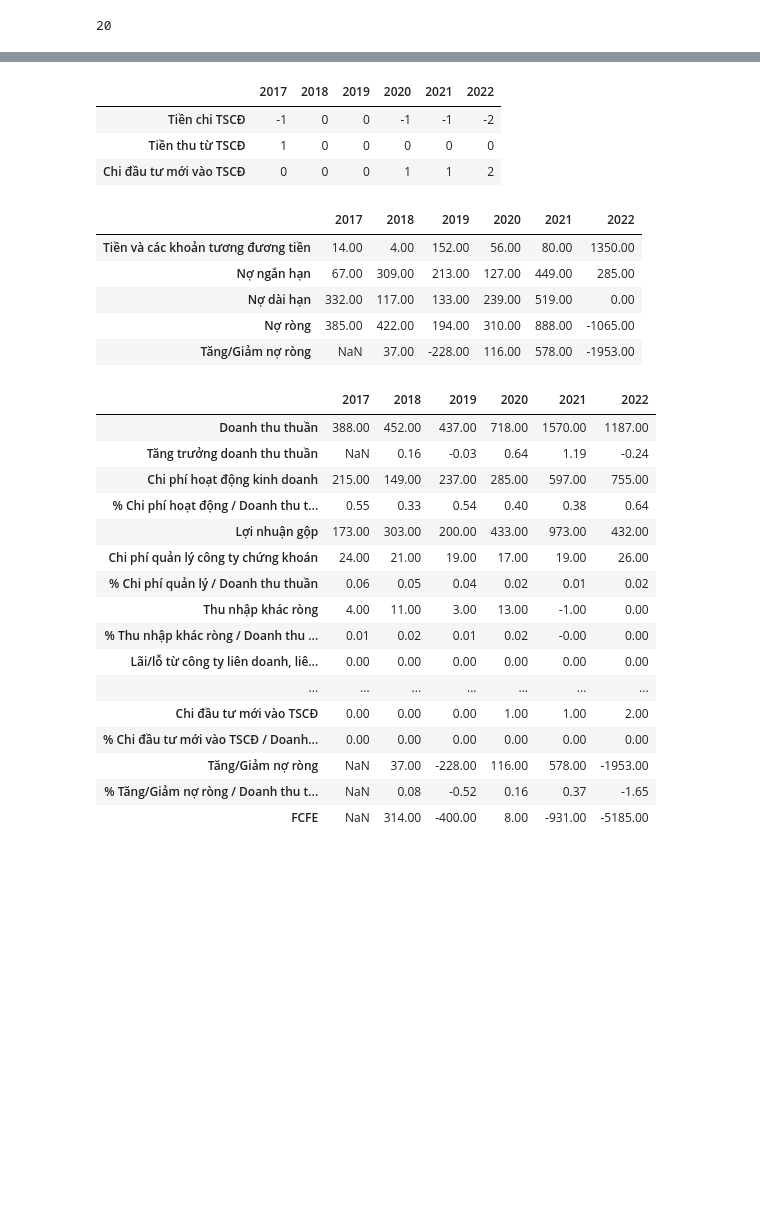
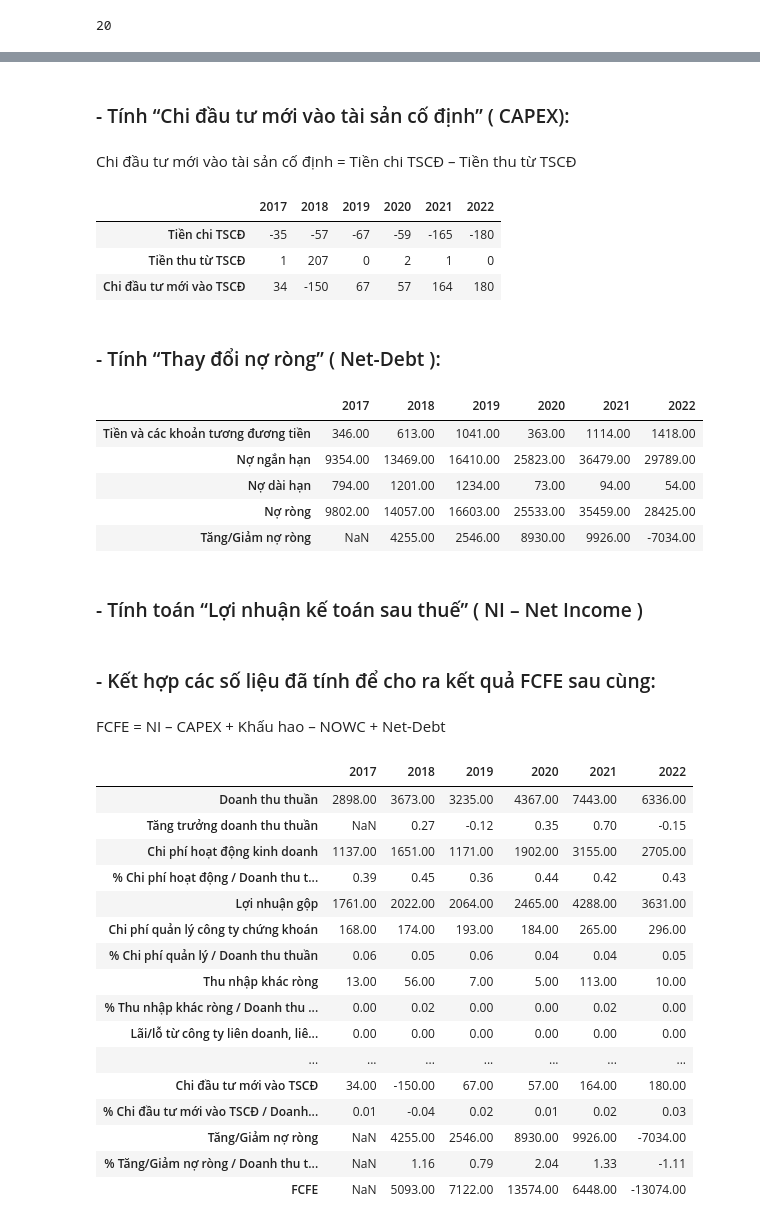
Before and after one commit to Nguyen-Tan-Quang/Portfolio_Project, a Jupyter notebook: 2. Stock Analysis/ANALYZING STOCK OF SECURITIES BROKERAGE FIRMS IN VIETNAM/1. Valuation.ipynb, the cells around one changed output, grey strips where cells are left out. Drawn from its saved outputs; the diff is of its cells as text; code cells hidden in the pictures; blank space fills up the shorter version.

```diff
--- a/2. Stock Analysis/ANALYZING STOCK OF SECURITIES BROKERAGE FIRMS IN VIETNAM/1. Valuation.ipynb
+++ b/2. Stock Analysis/ANALYZING STOCK OF SECURITIES BROKERAGE FIRMS IN VIETNAM/1. Valuation.ipynb
@@ -708,3 +785,7 @@ VIX_NOWC
+# %% [markdown]
+### - Tính “Chi đầu tư mới vào tài sản cố định” ( CAPEX):
+# %% [markdown]
+Chi đầu tư mới vào tài sản cố định  = Tiền chi TSCĐ – Tiền thu từ TSCĐ
 # %%
 def CAPEX_df(stock_LCTT):
     stock_CAPEX = pd.DataFrame(columns=stock_LCTT.columns)
@@ -721,12 +802,14 @@ for stock_code in Mã_CP:
     # Áp dụng hàm NOWC_df và lưu kết quả vào một biến toàn cục với tên tương ứng
     globals()[f'{stock_code}_CAPEX'] = CAPEX_df(stock_LCTT)
 # %%
-VIX_CAPEX
+SSI_CAPEX
 # %% [output]
 |  | 2017 | 2018 | 2019 | 2020 | 2021 | 2022 |
-| Tiền chi TSCĐ | -1 | 0 | 0 | -1 | -1 | -2 |
-| Tiền thu từ TSCĐ | 1 | 0 | 0 | 0 | 0 | 0 |
-| Chi đầu tư mới vào TSCĐ | 0 | 0 | 0 | 1 | 1 | 2 |
+| Tiền chi TSCĐ | -35 | -57 | -67 | -59 | -165 | -180 |
+| Tiền thu từ TSCĐ | 1 | 207 | 0 | 2 | 1 | 0 |
+| Chi đầu tư mới vào TSCĐ | 34 | -150 | 67 | 57 | 164 | 180 |
+# %% [markdown]
+### -	Tính “Thay đổi nợ ròng” ( Net-Debt ):
 # %%
 def NetDebt_df(stock_CDKT):
     stock_NetDebt = pd.DataFrame(columns=stock_CDKT.columns)
@@ -776,14 +859,20 @@ for stock_code in Mã_CP:
     # Áp dụng hàm NOWC_df và lưu kết quả vào một biến toàn cục với tên tương ứng
     globals()[f'{stock_code}_NetDebt'] = NetDebt_df(stock_CDKT)
 # %%
-VIX_NetDebt
+SSI_NetDebt
 # %% [output]
 |  | 2017 | 2018 | 2019 | 2020 | 2021 | 2022 |
-| Tiền và các khoản tương đương tiền | 14.00 | 4.00 | 152.00 | 56.00 | 80.00 | 1350.00 |
-| Nợ ngắn hạn | 67.00 | 309.00 | 213.00 | 127.00 | 449.00 | 285.00 |
-| Nợ dài hạn | 332.00 | 117.00 | 133.00 | 239.00 | 519.00 | 0.00 |
-| Nợ ròng | 385.00 | 422.00 | 194.00 | 310.00 | 888.00 | -1065.00 |
-| Tăng/Giảm nợ ròng | NaN | 37.00 | -228.00 | 116.00 | 578.00 | -1953.00 |
+| Tiền và các khoản tương đương tiền | 346.00 | 613.00 | 1041.00 | 363.00 | 1114.00 | 1418.00 |
+| Nợ ngắn hạn | 9354.00 | 13469.00 | 16410.00 | 25823.00 | 36479.00 | 29789.00 |
+| Nợ dài hạn | 794.00 | 1201.00 | 1234.00 | 73.00 | 94.00 | 54.00 |
+| Nợ ròng | 9802.00 | 14057.00 | 16603.00 | 25533.00 | 35459.00 | 28425.00 |
+| Tăng/Giảm nợ ròng | NaN | 4255.00 | 2546.00 | 8930.00 | 9926.00 | -7034.00 |
+# %% [markdown]
+### - Tính toán “Lợi nhuận kế toán sau thuế” ( NI – Net Income )
+# %% [markdown]
+### - Kết hợp các số liệu đã tính để cho ra kết quả FCFE sau cùng:
+# %% [markdown]
+FCFE = NI – CAPEX  + Khấu hao – NOWC + Net-Debt
 # %%
 def FCFE_df(stock_CDKT, stock_KQKD,
             stock_LCTT, stock_NOWC,
@@ -858,22 +947,22 @@ for stock_code in Mã_CP:
                                               stock_LCTT, stock_NOWC,
                                               stock_CAPEX, stock_NetDebt)
 # %%
-VIX_FCFE
+SSI_FCFE
 # %% [output]
 |  | 2017 | 2018 | 2019 | 2020 | 2021 | 2022 |
-| Doanh thu thuần | 388.00 | 452.00 | 437.00 | 718.00 | 1570.00 | 1187.00 |
-| Tăng trưởng doanh thu thuần | NaN | 0.16 | -0.03 | 0.64 | 1.19 | -0.24 |
-| Chi phí hoạt động kinh doanh | 215.00 | 149.00 | 237.00 | 285.00 | 597.00 | 755.00 |
-| % Chi phí hoạt động / Doanh thu t... | 0.55 | 0.33 | 0.54 | 0.40 | 0.38 | 0.64 |
-| Lợi nhuận gộp | 173.00 | 303.00 | 200.00 | 433.00 | 973.00 | 432.00 |
-| Chi phí quản lý công ty chứng khoán | 24.00 | 21.00 | 19.00 | 17.00 | 19.00 | 26.00 |
-| % Chi phí quản lý / Doanh thu thuần | 0.06 | 0.05 | 0.04 | 0.02 | 0.01 | 0.02 |
-| Thu nhập khác ròng | 4.00 | 11.00 | 3.00 | 13.00 | -1.00 | 0.00 |
-| % Thu nhập khác ròng / Doanh thu ... | 0.01 | 0.02 | 0.01 | 0.02 | -0.00 | 0.00 |
+| Doanh thu thuần | 2898.00 | 3673.00 | 3235.00 | 4367.00 | 7443.00 | 6336.00 |
+| Tăng trưởng doanh thu thuần | NaN | 0.27 | -0.12 | 0.35 | 0.70 | -0.15 |
+| Chi phí hoạt động kinh doanh | 1137.00 | 1651.00 | 1171.00 | 1902.00 | 3155.00 | 2705.00 |
+| % Chi phí hoạt động / Doanh thu t... | 0.39 | 0.45 | 0.36 | 0.44 | 0.42 | 0.43 |
+| Lợi nhuận gộp | 1761.00 | 2022.00 | 2064.00 | 2465.00 | 4288.00 | 3631.00 |
+| Chi phí quản lý công ty chứng khoán | 168.00 | 174.00 | 193.00 | 184.00 | 265.00 | 296.00 |
+| % Chi phí quản lý / Doanh thu thuần | 0.06 | 0.05 | 0.06 | 0.04 | 0.04 | 0.05 |
+| Thu nhập khác ròng | 13.00 | 56.00 | 7.00 | 5.00 | 113.00 | 10.00 |
+| % Thu nhập khác ròng / Doanh thu ... | 0.00 | 0.02 | 0.00 | 0.00 | 0.02 | 0.00 |
 | Lãi/lỗ từ công ty liên doanh, liê... | 0.00 | 0.00 | 0.00 | 0.00 | 0.00 | 0.00 |
 | ... | ... | ... | ... | ... | ... | ... |
-| Chi đầu tư mới vào TSCĐ | 0.00 | 0.00 | 0.00 | 1.00 | 1.00 | 2.00 |
-| % Chi đầu tư mới vào TSCĐ / Doanh... | 0.00 | 0.00 | 0.00 | 0.00 | 0.00 | 0.00 |
-| Tăng/Giảm nợ ròng | NaN | 37.00 | -228.00 | 116.00 | 578.00 | -1953.00 |
-| % Tăng/Giảm nợ ròng / Doanh thu t... | NaN | 0.08 | -0.52 | 0.16 | 0.37 | -1.65 |
-| FCFE | NaN | 314.00 | -400.00 | 8.00 | -931.00 | -5185.00 |
+| Chi đầu tư mới vào TSCĐ | 34.00 | -150.00 | 67.00 | 57.00 | 164.00 | 180.00 |
+| % Chi đầu tư mới vào TSCĐ / Doanh... | 0.01 | -0.04 | 0.02 | 0.01 | 0.02 | 0.03 |
+| Tăng/Giảm nợ ròng | NaN | 4255.00 | 2546.00 | 8930.00 | 9926.00 | -7034.00 |
+| % Tăng/Giảm nợ ròng / Doanh thu t... | NaN | 1.16 | 0.79 | 2.04 | 1.33 | -1.11 |
+| FCFE | NaN | 5093.00 | 7122.00 | 13574.00 | 6448.00 | -13074.00 |
```
Also changed, not shown: parts of 140 cells of this notebook, 32 other files.
